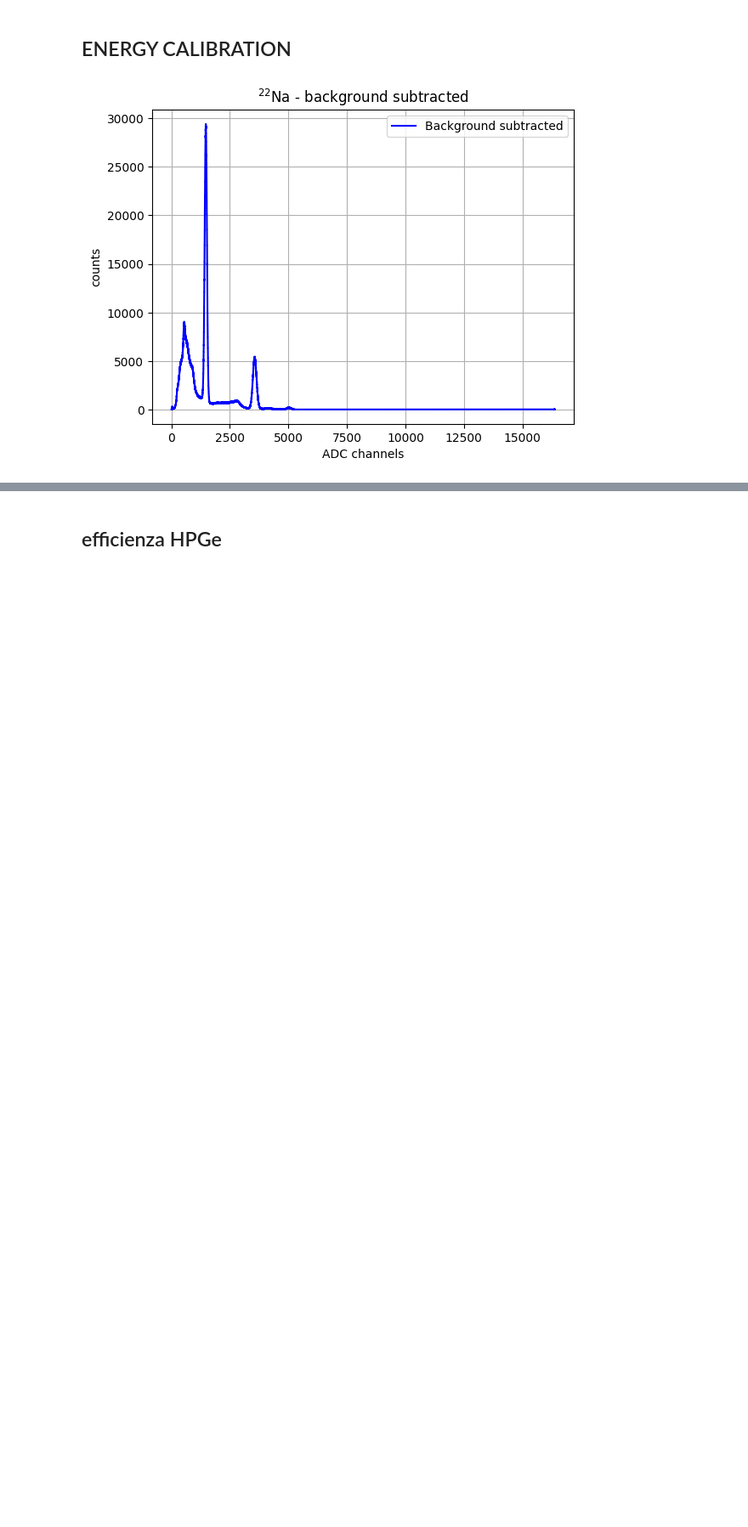
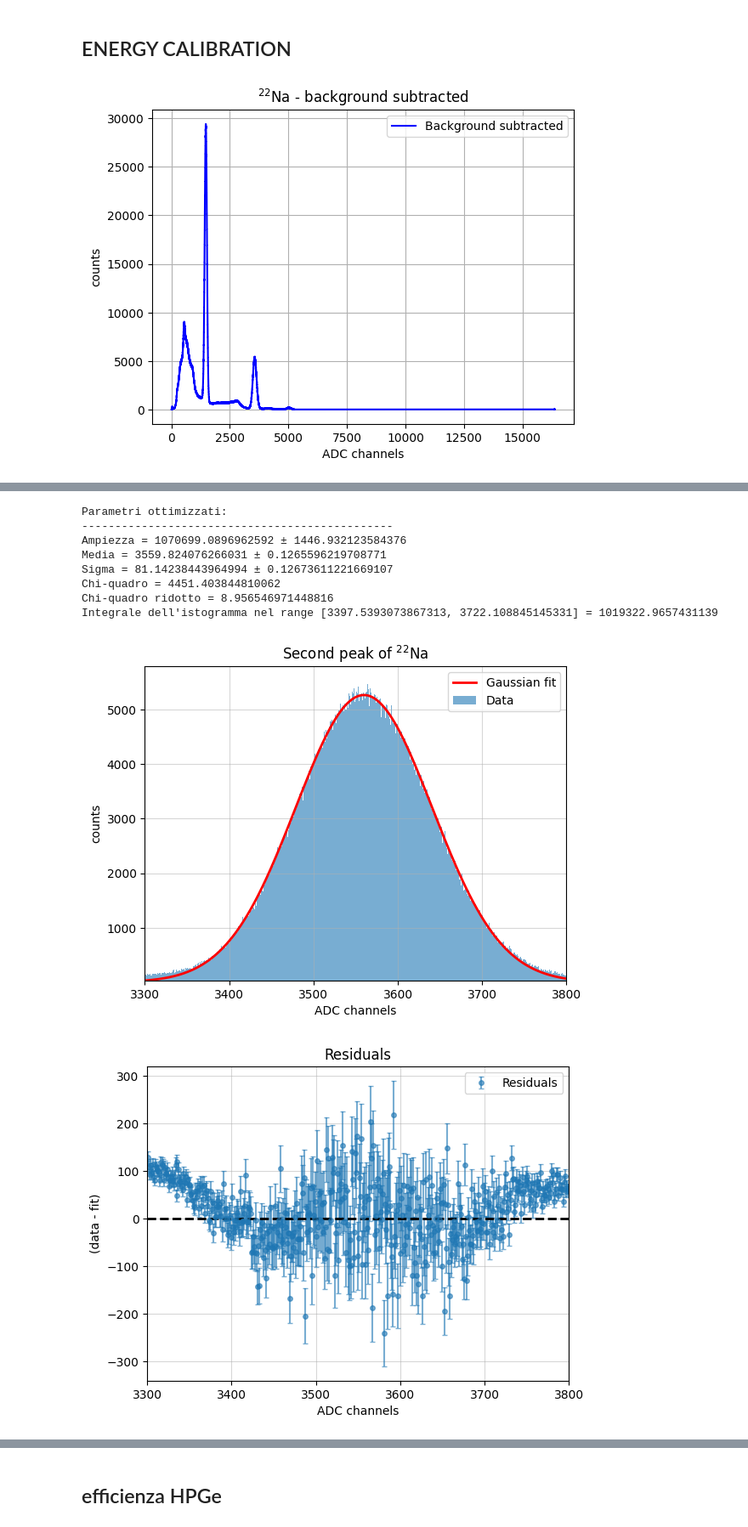
Before and after one commit to b3n3d3tt4/gamma, a Jupyter notebook: analisi.ipynb, the cells around one changed output, grey strips where cells are left out. Shown at 85% size. Cells and saved outputs as stored; diff of their text form; code cells hidden in the pictures; blank space fills up the shorter version.

```diff
--- a/analisi.ipynb
+++ b/analisi.ipynb
@@ -156,0 +157,13 @@ Integrale dell'istogramma nel range [1368.5937660449229, 1571.051792287568] = 35
+# %%
+sodioch0_peak2 = ben.normal(bin_centers=bin_sodio_ch0_corr, counts=hist_sodio_ch0_corr, xlabel='ADC channels', ylabel='counts', titolo='Second peak of $^{22}$Na', xmin=3300, xmax=3800, n=2)
+# %% [output]
+Parametri ottimizzati:
+-----------------------------------------------
+Ampiezza = 1070699.0896962592 ± 1446.932123584376
+Media = 3559.824076266031 ± 0.1265596219708771
+Sigma = 81.14238443964994 ± 0.12673611221669107
+Chi-quadro = 4451.403844810062
+Chi-quadro ridotto = 8.956546971448816
+Integrale dell'istogramma nel range [3397.5393073867313, 3722.108845145331] = 1019322.9657431139
+[figure, added]
+[figure, added]
```
Also changed, not shown: parts of 3 cells of this notebook.
